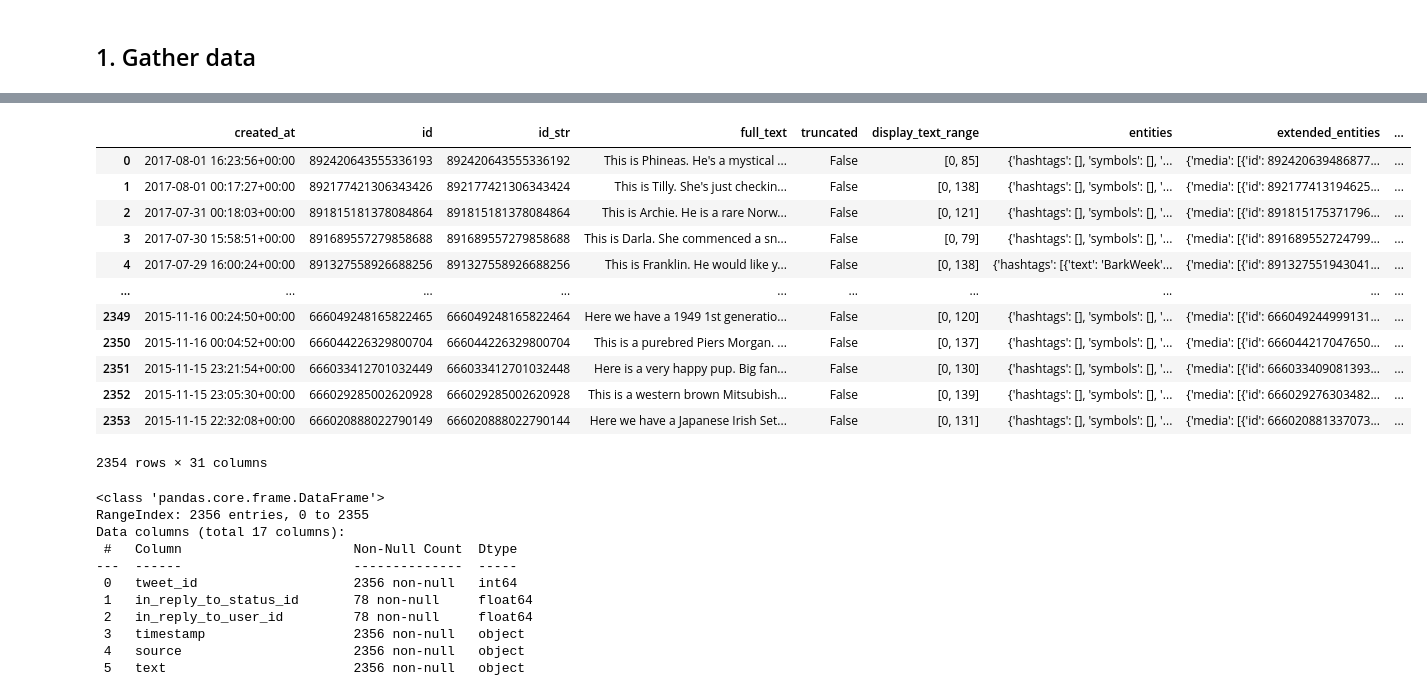
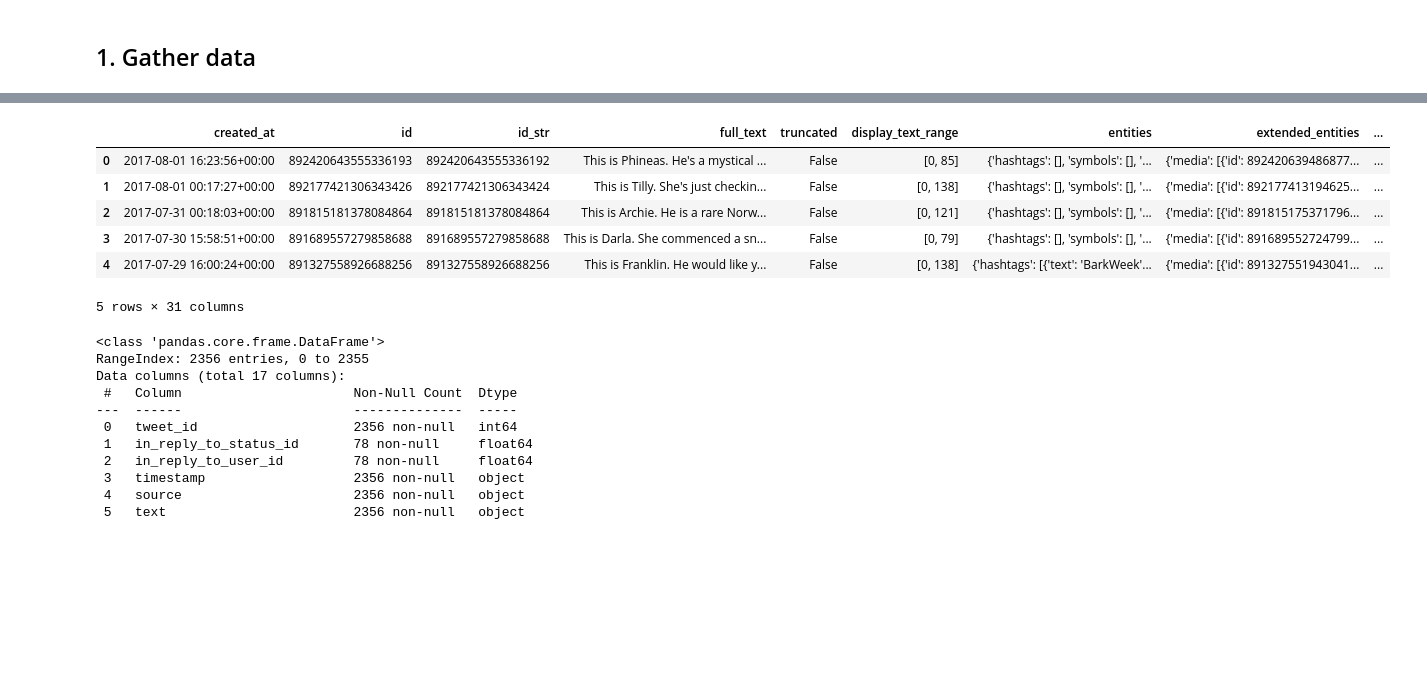
Before and after one commit to linhnp511/Data-Analytics-Portfolio, a Jupyter notebook: Python/Projects/Twitter WeRateDogs Data Set/weRateDogs_project.ipynb, the cells around one changed output, grey strips where cells are left out. Cells and saved outputs as stored; diff of their text form; code cells hidden in the pictures; blank space fills up the shorter version.

```diff
--- a/Python/Projects/Twitter WeRateDogs Data Set/weRateDogs_project.ipynb
+++ b/Python/Projects/Twitter WeRateDogs Data Set/weRateDogs_project.ipynb
@@ -98,19 +79,13 @@ predictions
 # %%
-tweet
+tweet.head()
 # %% [output]
 |  | created_at | id | id_str | full_text | truncated | display_text_range | entities | extended_entities | ... |
 | 0 | 2017-08-01 16:23:56+00:00 | 892420643555336193 | 892420643555336192 | This is Phineas. He's a mystical ... | False | [0, 85] | {'hashtags': [], 'symbols': [], '... | {'media': [{'id': 892420639486877... | ... |
 | 1 | 2017-08-01 00:17:27+00:00 | 892177421306343426 | 892177421306343424 | This is Tilly. She's just checkin... | False | [0, 138] | {'hashtags': [], 'symbols': [], '... | {'media': [{'id': 892177413194625... | ... |
 | 2 | 2017-07-31 00:18:03+00:00 | 891815181378084864 | 891815181378084864 | This is Archie. He is a rare Norw... | False | [0, 121] | {'hashtags': [], 'symbols': [], '... | {'media': [{'id': 891815175371796... | ... |
 | 3 | 2017-07-30 15:58:51+00:00 | 891689557279858688 | 891689557279858688 | This is Darla. She commenced a sn... | False | [0, 79] | {'hashtags': [], 'symbols': [], '... | {'media': [{'id': 891689552724799... | ... |
 | 4 | 2017-07-29 16:00:24+00:00 | 891327558926688256 | 891327558926688256 | This is Franklin. He would like y... | False | [0, 138] | {'hashtags': [{'text': 'BarkWeek'... | {'media': [{'id': 891327551943041... | ... |
-| ... | ... | ... | ... | ... | ... | ... | ... | ... | ... |
-| 2349 | 2015-11-16 00:24:50+00:00 | 666049248165822465 | 666049248165822464 | Here we have a 1949 1st generatio... | False | [0, 120] | {'hashtags': [], 'symbols': [], '... | {'media': [{'id': 666049244999131... | ... |
-| 2350 | 2015-11-16 00:04:52+00:00 | 666044226329800704 | 666044226329800704 | This is a purebred Piers Morgan. ... | False | [0, 137] | {'hashtags': [], 'symbols': [], '... | {'media': [{'id': 666044217047650... | ... |
-| 2351 | 2015-11-15 23:21:54+00:00 | 666033412701032449 | 666033412701032448 | Here is a very happy pup. Big fan... | False | [0, 130] | {'hashtags': [], 'symbols': [], '... | {'media': [{'id': 666033409081393... | ... |
-| 2352 | 2015-11-15 23:05:30+00:00 | 666029285002620928 | 666029285002620928 | This is a western brown Mitsubish... | False | [0, 139] | {'hashtags': [], 'symbols': [], '... | {'media': [{'id': 666029276303482... | ... |
-| 2353 | 2015-11-15 22:32:08+00:00 | 666020888022790149 | 666020888022790144 | Here we have a Japanese Irish Set... | False | [0, 131] | {'hashtags': [], 'symbols': [], '... | {'media': [{'id': 666020881337073... | ... |
-2354 rows × 31 columns
+5 rows × 31 columns
 # %%
 archive.info()
 archive.describe()
```
Also changed, not shown: parts of 59 cells of this notebook, 2 other files.
